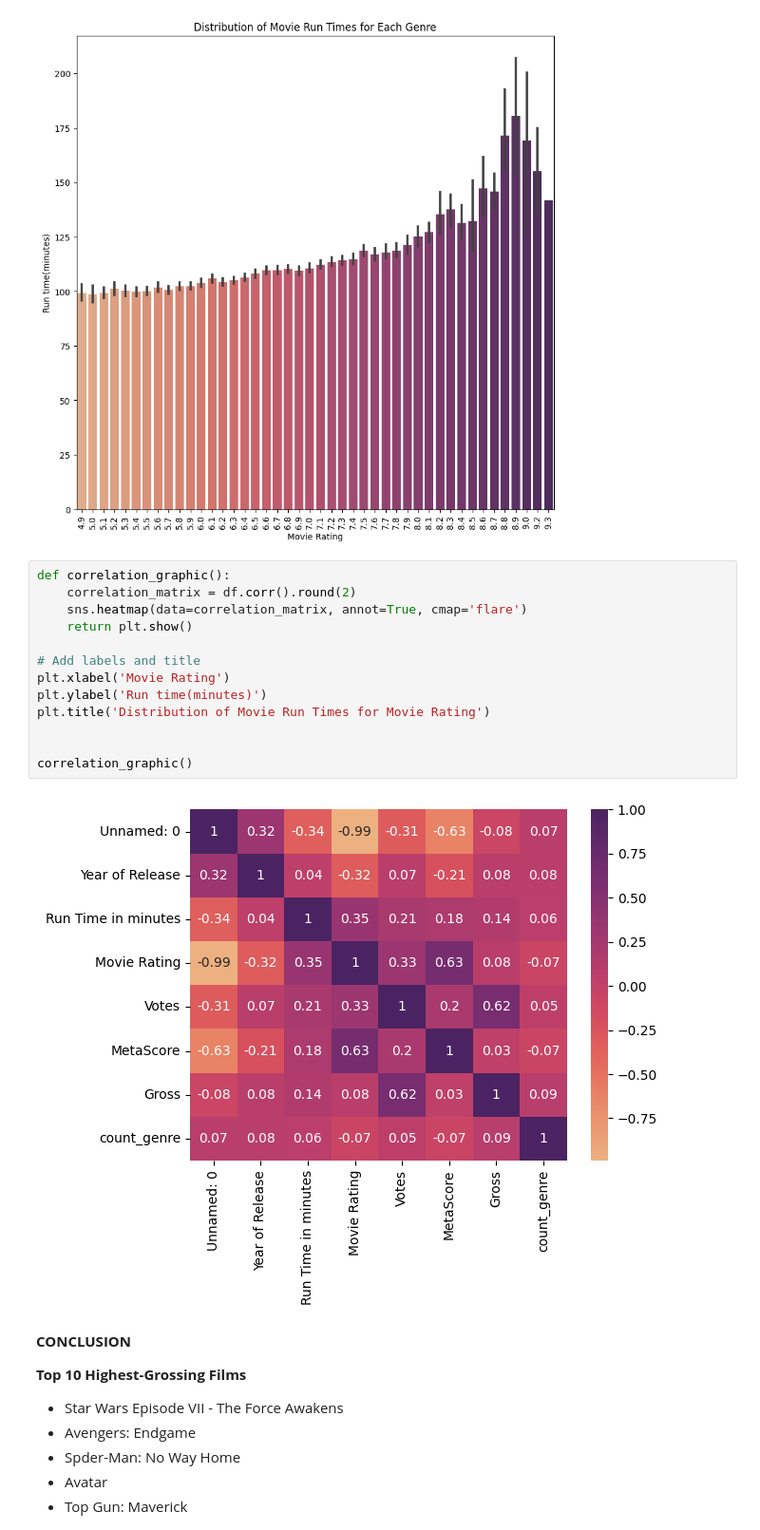
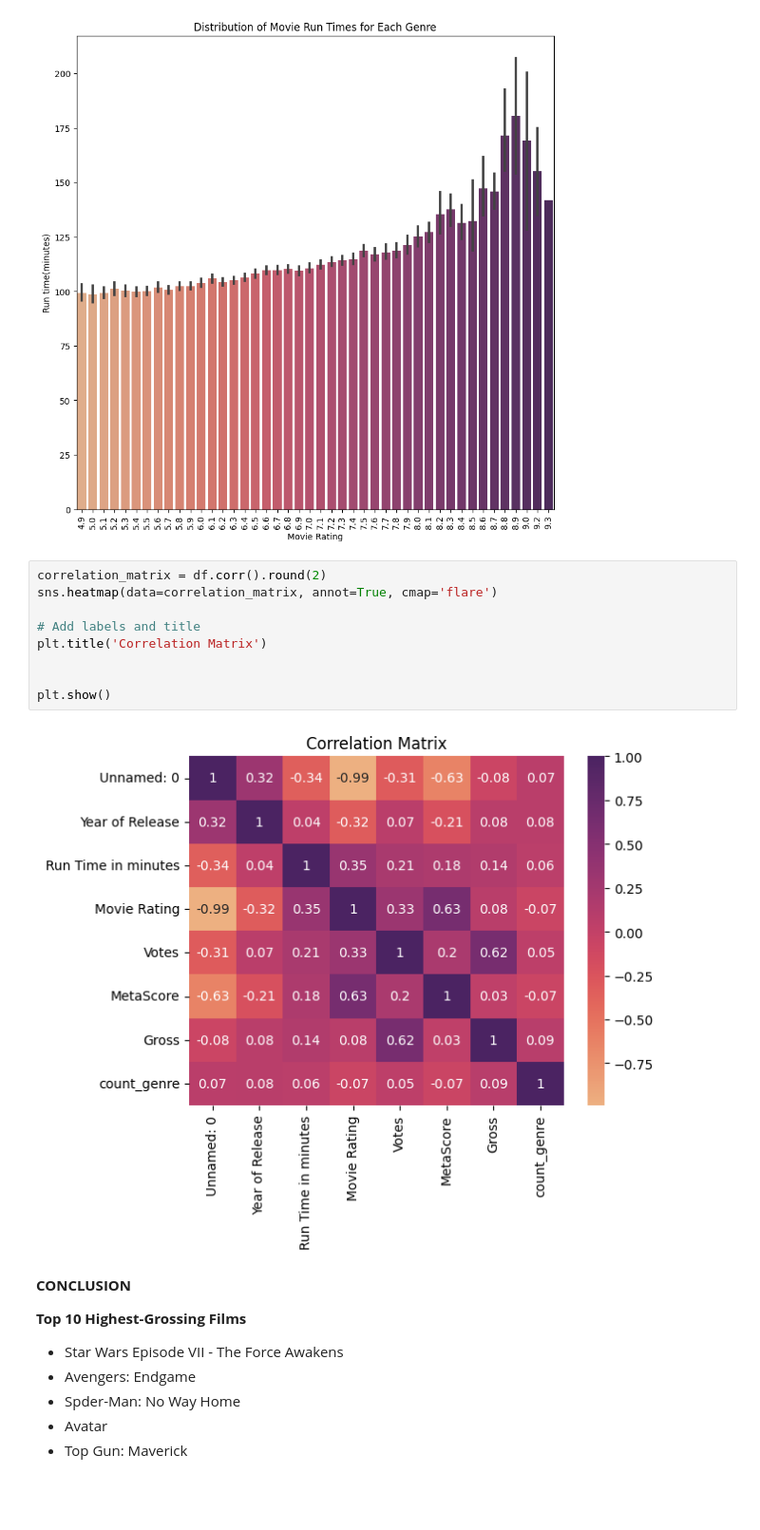
Before and after one commit to trizyx/IMDB-Data-analysis, a Jupyter notebook: Untitled3.ipynb, the cells around one changed output. Shown at 95% size. Cells and saved outputs as stored; diff of their text form; blank space fills up the shorter version.

```diff
--- a/Untitled3.ipynb
+++ b/Untitled3.ipynb
@@ -216,20 +216,16 @@ plt.show()
 # %% [output]
 [figure]
 # %%
-def correlation_graphic():
-    correlation_matrix = df.corr().round(2)
-    sns.heatmap(data=correlation_matrix, annot=True, cmap='flare')
-    return plt.show()
+correlation_matrix = df.corr().round(2)
+sns.heatmap(data=correlation_matrix, annot=True, cmap='flare')
 
 # Add labels and title
-plt.xlabel('Movie Rating')
-plt.ylabel('Run time(minutes)')
-plt.title('Distribution of Movie Run Times for Movie Rating')
+plt.title('Correlation Matrix')
 
 
-correlation_graphic()
+plt.show()
 # %% [output]
-[figure, old version]
+[figure, new version]
 # %% [markdown]
 **CONCLUSION**
 
```
